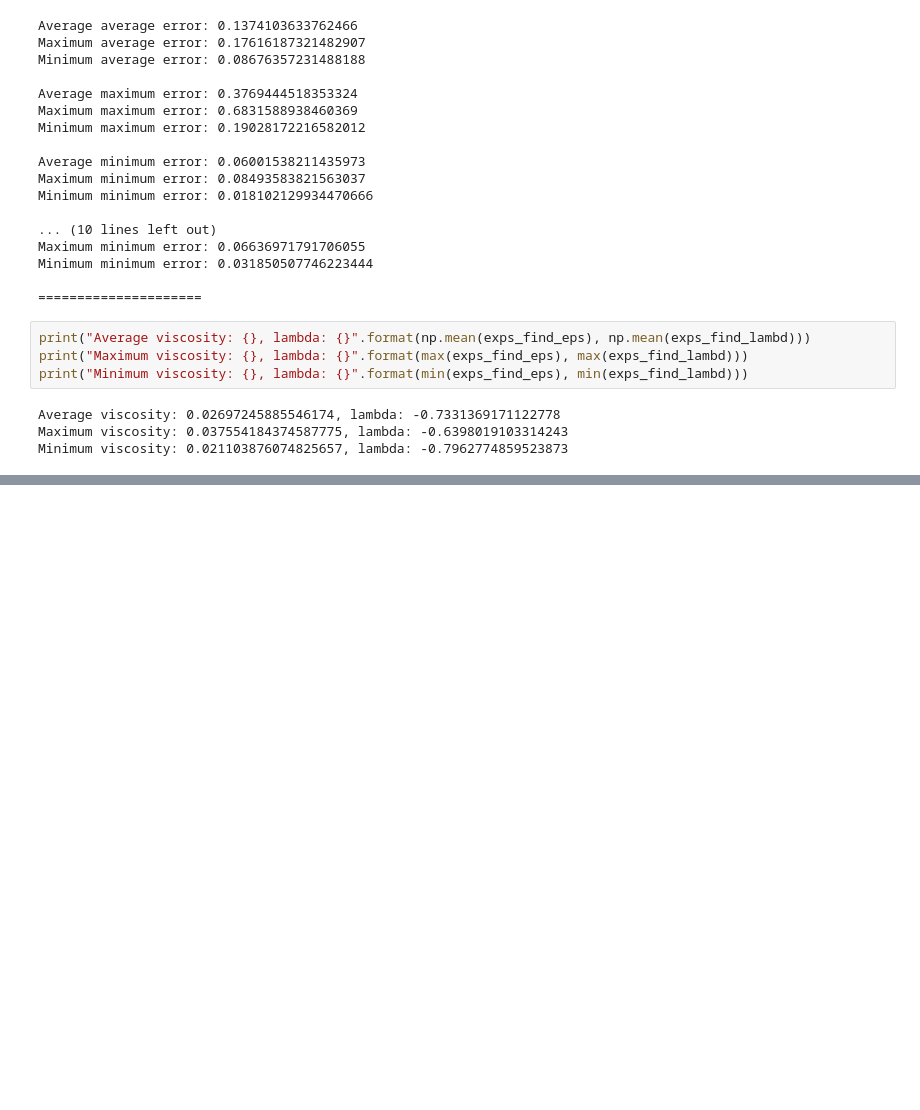
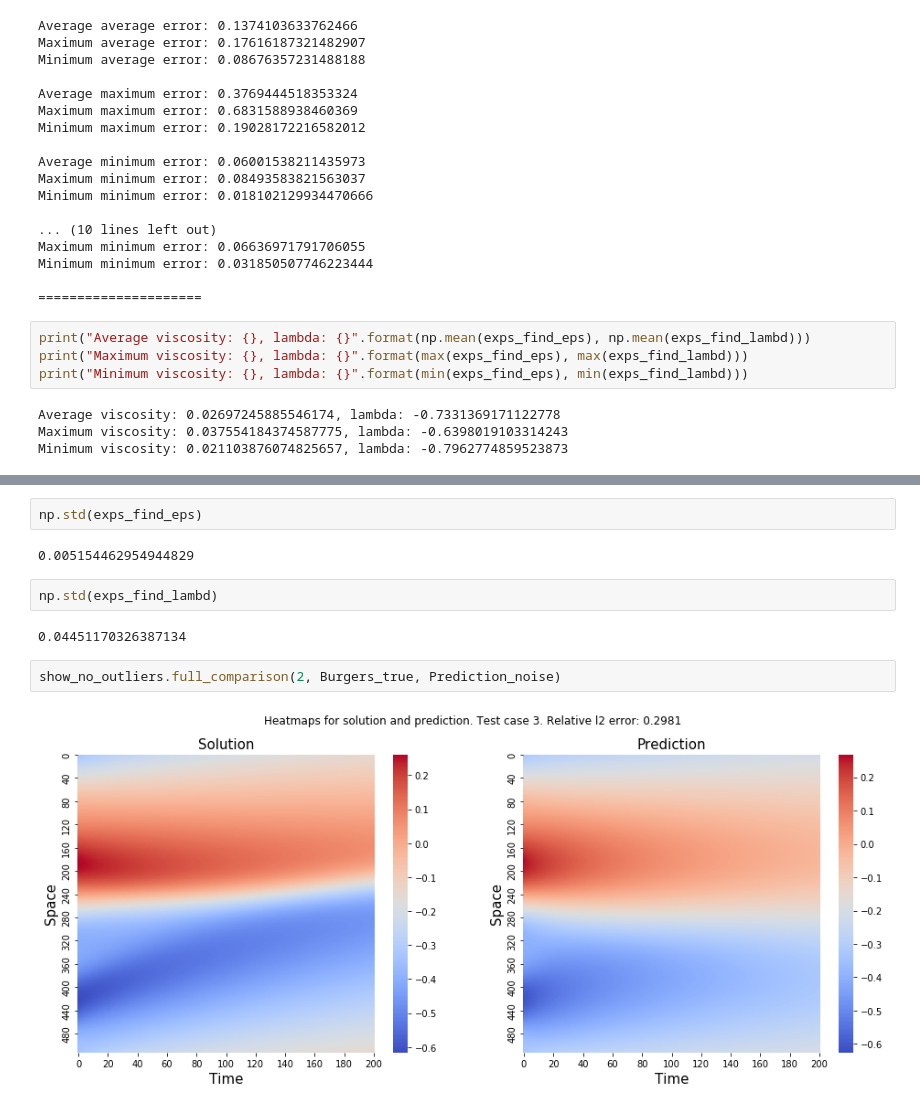
Before and after one commit to andrisger/Feature-Engineering-with-Regularity-Structures, a Jupyter notebook: Burgers_noise_final-003.ipynb, the cells around one changed output, grey strips where cells are left out. Saved outputs shown, nothing was run; the diff lists cells and outputs as text; blank space fills up the shorter version.

Commit message:
Add files via upload
Added std of errors and some heatmaps

```diff
--- a/Burgers_noise_final-003.ipynb
+++ b/Burgers_noise_final-003.ipynb
@@ -281,0 +302,12 @@ Minimum viscosity: 0.021103876074825657, lambda: -0.7962774859523873
+# %%
+np.std(exps_find_eps)
+# %% [output]
+0.005154462954944829
+# %%
+np.std(exps_find_lambd)
+# %% [output]
+0.04451170326387134
+# %%
+show_no_outliers.full_comparison(2, Burgers_true, Prediction_noise)
+# %% [output]
+[figure, added]
```
Also changed, not shown: parts of 2 cells of this notebook, 1 other file.
